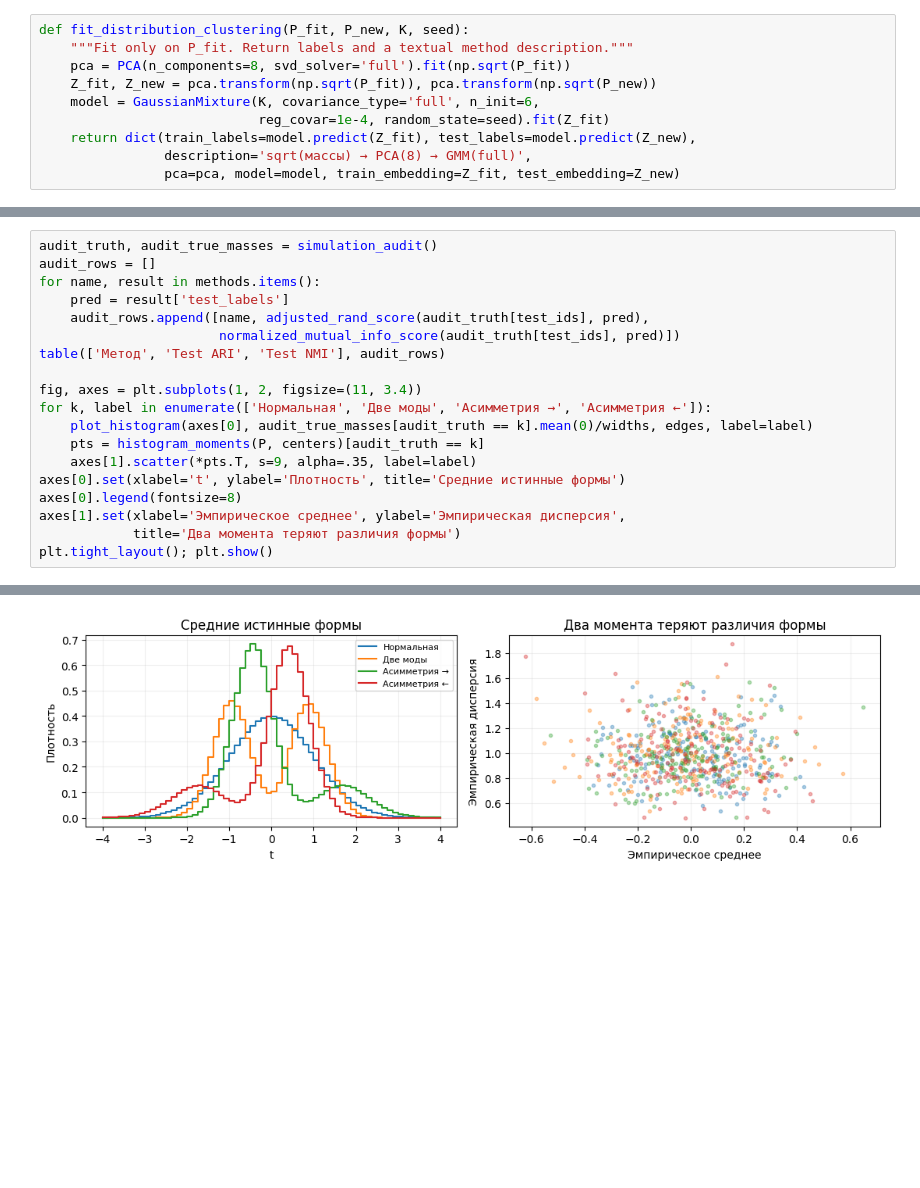
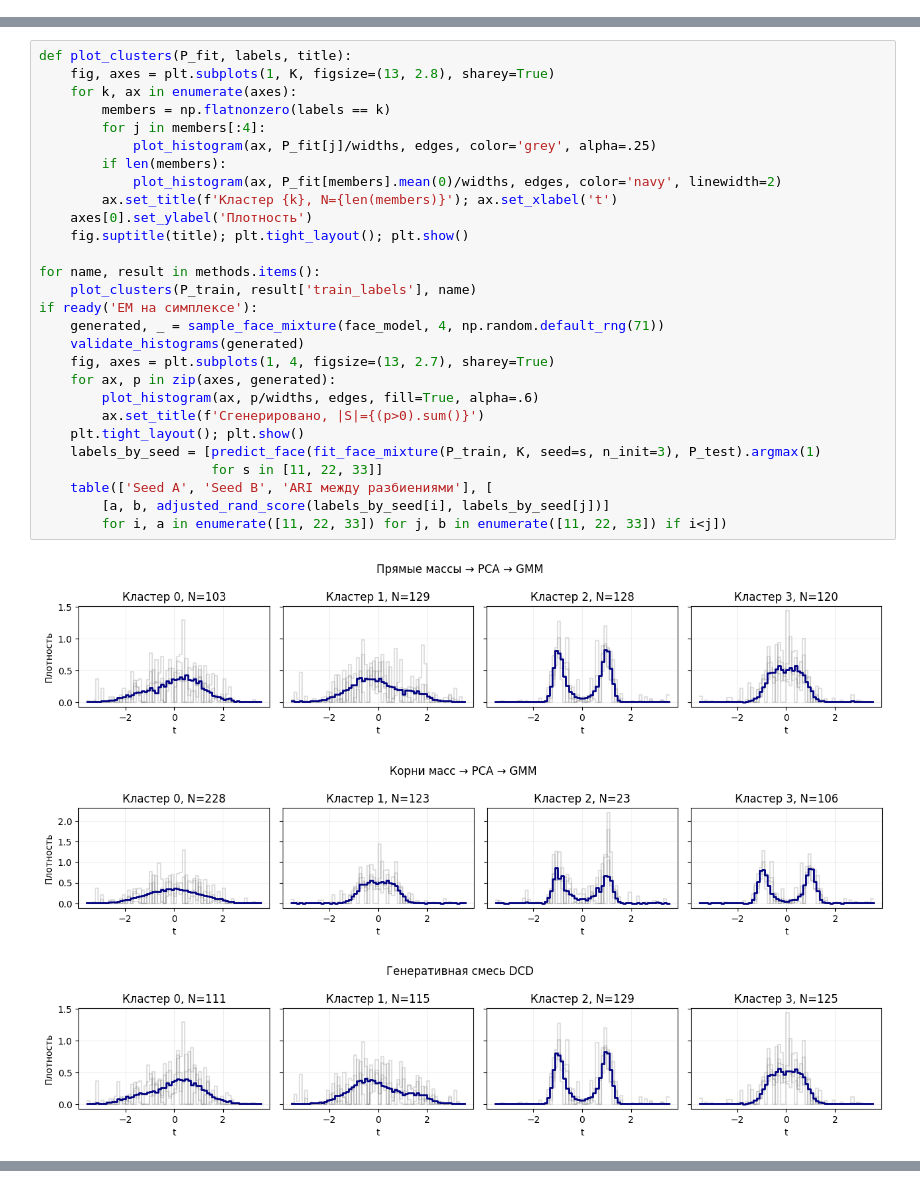
Before and after one commit to Leonid-Erlygin/seminars, a Jupyter notebook: fall_2026/ittp_bayes/em_gaussian_mixture/em_gaussian_mixture_solutions.ipynb, the cells around one changed output, grey strips where cells are left out. Saved outputs shown, nothing was run; the diff lists cells and outputs as text; blank space fills up the shorter version.

```diff
--- a/fall_2026/ittp_bayes/em_gaussian_mixture/em_gaussian_mixture_solutions.ipynb
+++ b/fall_2026/ittp_bayes/em_gaussian_mixture/em_gaussian_mixture_solutions.ipynb
@@ -625,10 +596,0 @@ plt.tight_layout(); plt.show()
-# %%
-def fit_distribution_clustering(P_fit, P_new, K, seed):
-    """Fit only on P_fit. Return labels and a textual method description."""
-    pca = PCA(n_components=8, svd_solver='full').fit(np.sqrt(P_fit))
-    Z_fit, Z_new = pca.transform(np.sqrt(P_fit)), pca.transform(np.sqrt(P_new))
-    model = GaussianMixture(K, covariance_type='full', n_init=6,
-                            reg_covar=1e-4, random_state=seed).fit(Z_fit)
-    return dict(train_labels=model.predict(Z_fit), test_labels=model.predict(Z_new),
-                description='sqrt(массы) → PCA(8) → GMM(full)',
-                pca=pca, model=model, train_embedding=Z_fit, test_embedding=Z_new)
@@ -827,20 +896,32 @@ NMI — нормированная взаимная информация (от 0
 # %%
-audit_truth, audit_true_masses = simulation_audit()
-audit_rows = []
+def plot_clusters(P_fit, labels, title):
+    fig, axes = plt.subplots(1, K, figsize=(13, 2.8), sharey=True)
+    for k, ax in enumerate(axes):
+        members = np.flatnonzero(labels == k)
+        for j in members[:4]:
+            plot_histogram(ax, P_fit[j]/widths, edges, color='grey', alpha=.25)
+        if len(members):
+            plot_histogram(ax, P_fit[members].mean(0)/widths, edges, color='navy', linewidth=2)
+        ax.set_title(f'Кластер {k}, N={len(members)}'); ax.set_xlabel('t')
+    axes[0].set_ylabel('Плотность')
+    fig.suptitle(title); plt.tight_layout(); plt.show()
+
 for name, result in methods.items():
-    pred = result['test_labels']
-    audit_rows.append([name, adjusted_rand_score(audit_truth[test_ids], pred),
-                       normalized_mutual_info_score(audit_truth[test_ids], pred)])
-table(['Метод', 'Test ARI', 'Test NMI'], audit_rows)
-
-fig, axes = plt.subplots(1, 2, figsize=(11, 3.4))
-for k, label in enumerate(['Нормальная', 'Две моды', 'Асимметрия →', 'Асимметрия ←']):
-    plot_histogram(axes[0], audit_true_masses[audit_truth == k].mean(0)/widths, edges, label=label)
-    pts = histogram_moments(P, centers)[audit_truth == k]
-    axes[1].scatter(*pts.T, s=9, alpha=.35, label=label)
-axes[0].set(xlabel='t', ylabel='Плотность', title='Средние истинные формы')
-axes[0].legend(fontsize=8)
-axes[1].set(xlabel='Эмпирическое среднее', ylabel='Эмпирическая дисперсия',
-            title='Два момента теряют различия формы')
-plt.tight_layout(); plt.show()
+    plot_clusters(P_train, result['train_labels'], name)
+if ready('EM на симплексе'):
+    generated, _ = sample_face_mixture(face_model, 4, np.random.default_rng(71))
+    validate_histograms(generated)
+    fig, axes = plt.subplots(1, 4, figsize=(13, 2.7), sharey=True)
+    for ax, p in zip(axes, generated):
+        plot_histogram(ax, p/widths, edges, fill=True, alpha=.6)
+        ax.set_title(f'Сгенерировано, |S|={(p>0).sum()}')
+    plt.tight_layout(); plt.show()
+    labels_by_seed = [predict_face(fit_face_mixture(P_train, K, seed=s, n_init=3), P_test).argmax(1)
+                      for s in [11, 22, 33]]
+    table(['Seed A', 'Seed B', 'ARI между разбиениями'], [
+        [a, b, adjusted_rand_score(labels_by_seed[i], labels_by_seed[j])]
+        for i, a in enumerate([11, 22, 33]) for j, b in enumerate([11, 22, 33]) if i<j])
 # %% [output]
+[figure, new version]
+[figure, added]
+[figure, added]
@@ -853,2 +935 @@ plt.tight_layout(); plt.show()
-[figure, old version]
 # %% [markdown]
```
Also changed, not shown: parts of 78 cells of this notebook, 7 other files.
